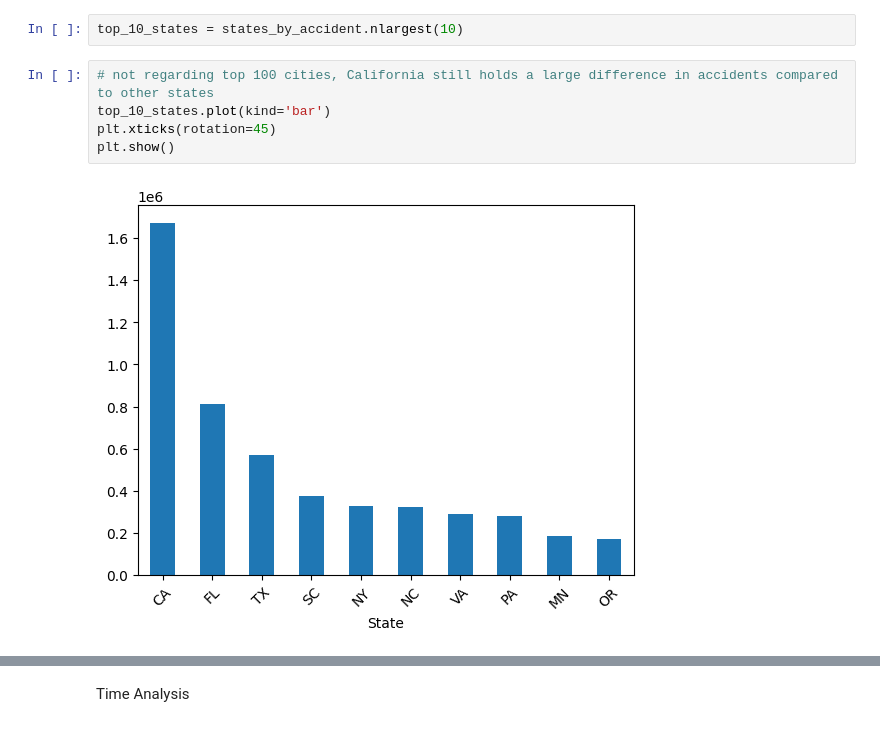
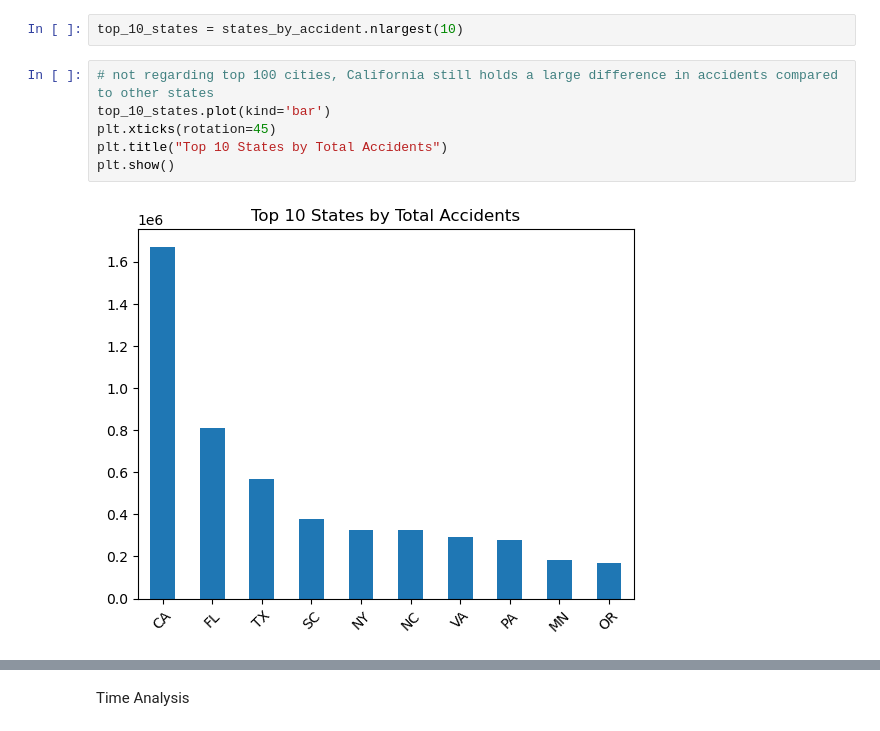
Before and after one commit to Kestrel86/US_AccidentModel, a Jupyter notebook: US_Accidents_EDA.ipynb, the cells around one changed output, grey strips where cells are left out. Drawn from its saved outputs; the diff is of its cells as text.

```diff
--- a/US_Accidents_EDA.ipynb
+++ b/US_Accidents_EDA.ipynb
@@ -286,7 +291,8 @@ top_10_states = states_by_accident.nlargest(10)
 # %%
 # not regarding top 100 cities, California still holds a large difference in accidents compared to other states
 top_10_states.plot(kind='bar')
 plt.xticks(rotation=45)
+plt.title("Top 10 States by Total Accidents")
 plt.show()
 # %% [output]
-[figure, old version]
+[figure, new version]
```
Also changed, not shown: parts of 25 cells of this notebook.
